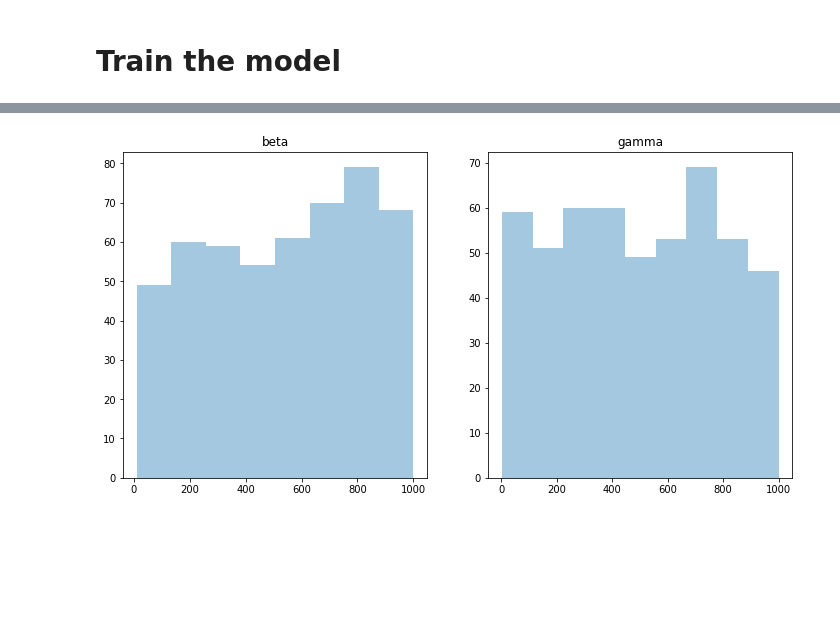
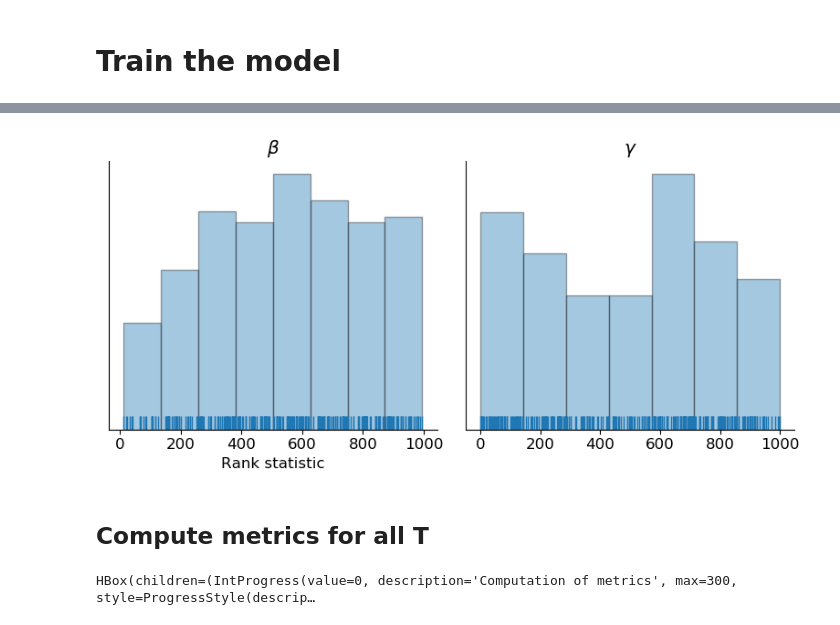
Before and after one commit to stefanradev93/cINN, a Jupyter notebook: 20190605_SIR_cINN_Example.ipynb, the cells around one changed output, grey strips where cells are left out. Cells and saved outputs as stored; diff of their text form; code cells hidden in the pictures; blank space fills up the shorter version.

```diff
--- a/20190605_SIR_cINN_Example.ipynb
+++ b/20190605_SIR_cINN_Example.ipynb
@@ -76,7 +55,7 @@ inv_meta = {
 
 
 # --- Training hyperparameters --- #
-param_names = ['beta', 'gamma']
+param_names = [r'$\beta$', r'$\gamma$']
 theta_dim = 2
 global_step = tfe.Variable(0, dtype=tf.int32)
 batch_size = 64
@@ -85,6 +64,7 @@ epochs = 100
 iterations_per_epoch = 1000
 n_inv_blocks = 5
 n_test = 300
+n_test2 = 3
 n_samples_posterior = 1000
 starter_learning_rate = 0.001
 decay_steps = 2000
@@ -146,4 +140,15 @@ plot_true_est_posterior(model, n_samples=n_samples_posterior, param_names=param_
 # %%
-plot_sbc(model, n_samples_posterior, X_test, theta_test, param_names, figsize=(12, 6))
+plot_sbc(model, n_samples_posterior, X_test, theta_test, param_names, figsize=(8, 4), filename='SIR')
 # %% [output]
-[figure, old version]
+[figure, new version]
+# %% [markdown]
+## Compute metrics for all T
+# %%
+n_min=200
+n_max=500
+with tqdm(total=n_max-n_min, desc='Computation of metrics') as p_bar:
+    ns, metrics = compute_metrics(model, param_names, simulate_sir, n_test,
+                                  n_samples_posterior, p_bar=p_bar,
+                                  n_min=n_min, n_max=n_max)
+# %% [output]
+HBox(children=(IntProgress(value=0, description='Computation of metrics', max=300, style=ProgressStyle(descrip…
```
Also changed, not shown: parts of 18 cells of this notebook, 13 other files.
